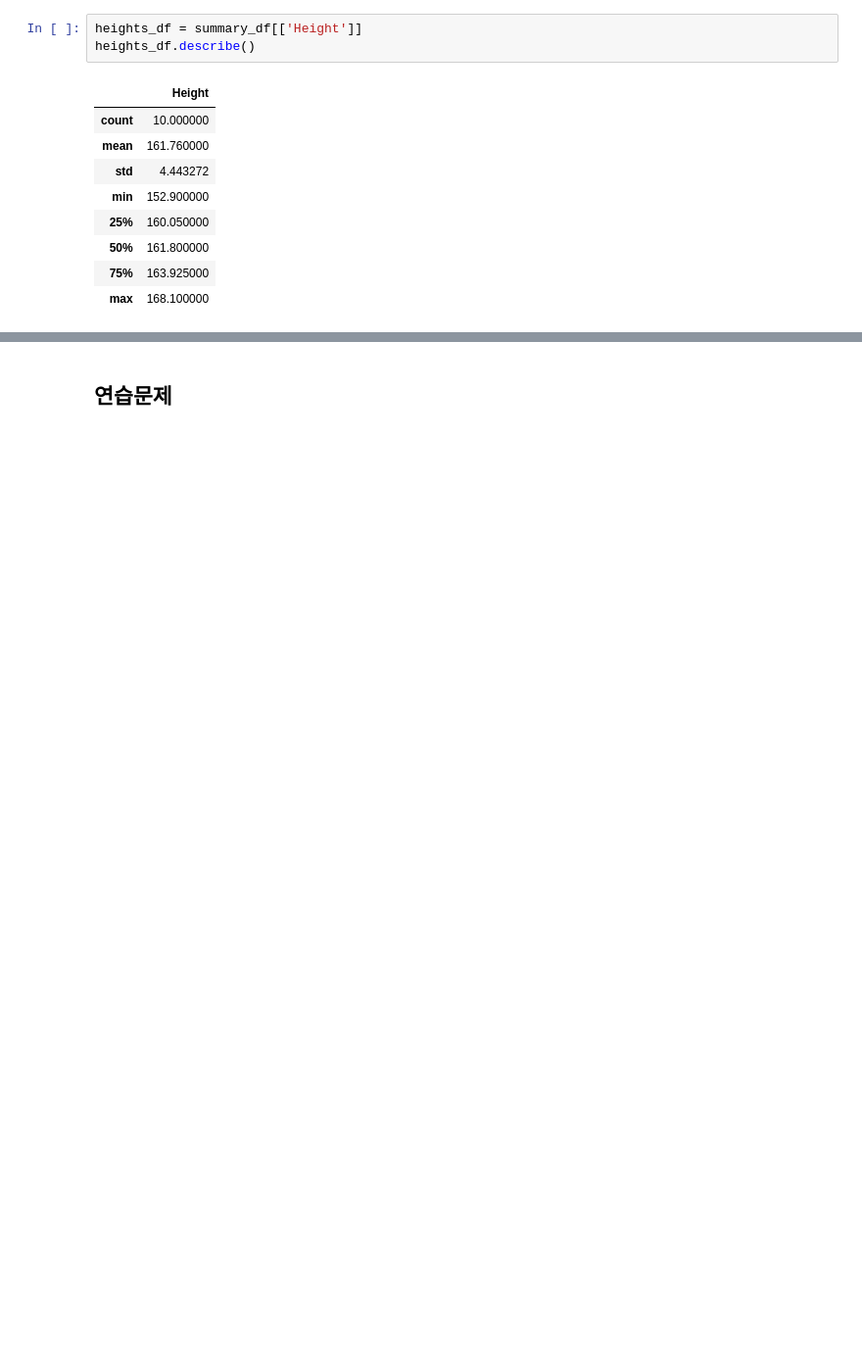
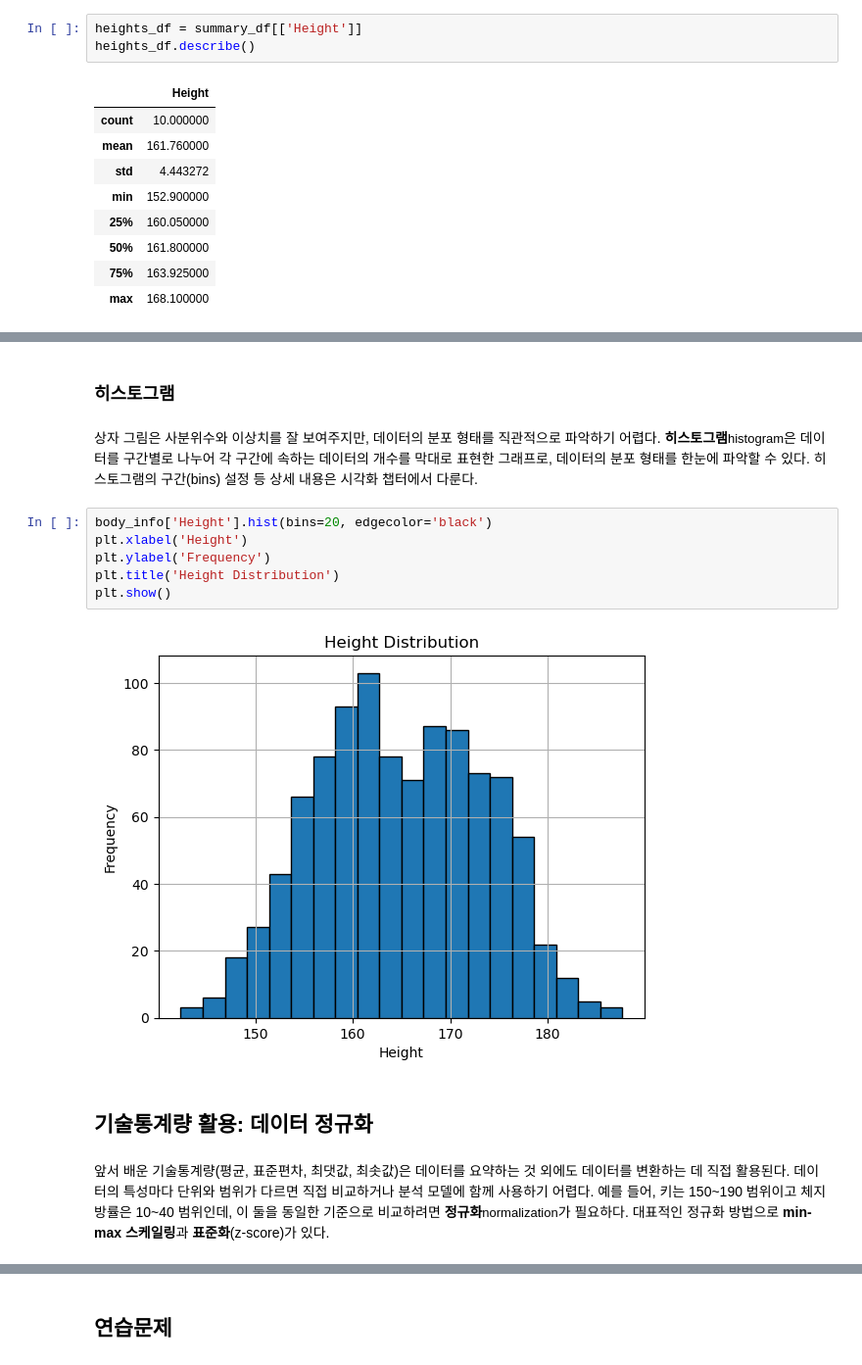
Before and after one commit to codingalzi/code-workout-datasci, a Jupyter notebook: representatives.ipynb, the cells around one changed output, grey strips where cells are left out. Shown at 98% size. Drawn from its saved outputs; the diff is of its cells as text; blank space fills up the shorter version.

```diff
--- a/representatives.ipynb
+++ b/representatives.ipynb
@@ -477,0 +518,16 @@ heights_df.describe()
+# %% [markdown]
+### 히스토그램
+# %% [markdown]
+상자 그림은 사분위수와 이상치를 잘 보여주지만, 데이터의 분포 형태를 직관적으로 파악하기 어렵다. **히스토그램**<font size='2'>histogram</font>은 데이터를 구간별로 나누어 각 구간에 속하는 데이터의 개수를 막대로 표현한 그래프로, 데이터의 분포 형태를 한눈에 파악할 수 있다. 히스토그램의 구간(bins) 설정 등 상세 내용은 시각화 챕터에서 다룬다.
+# %%
+body_info['Height'].hist(bins=20, edgecolor='black')
+plt.xlabel('Height')
+plt.ylabel('Frequency')
+plt.title('Height Distribution')
+plt.show()
+# %% [output]
+[figure, added]
+# %% [markdown]
+## 기술통계량 활용: 데이터 정규화
+# %% [markdown]
+앞서 배운 기술통계량(평균, 표준편차, 최댓값, 최솟값)은 데이터를 요약하는 것 외에도 데이터를 변환하는 데 직접 활용된다. 데이터의 특성마다 단위와 범위가 다르면 직접 비교하거나 분석 모델에 함께 사용하기 어렵다. 예를 들어, 키는 150~190 범위이고 체지방률은 10~40 범위인데, 이 둘을 동일한 기준으로 비교하려면 **정규화**<font size='2'>normalization</font>가 필요하다. 대표적인 정규화 방법으로 **min-max 스케일링**과 **표준화**(z-score)가 있다.
```
Also changed, not shown: parts of 112 cells of this notebook, 3 other files.
